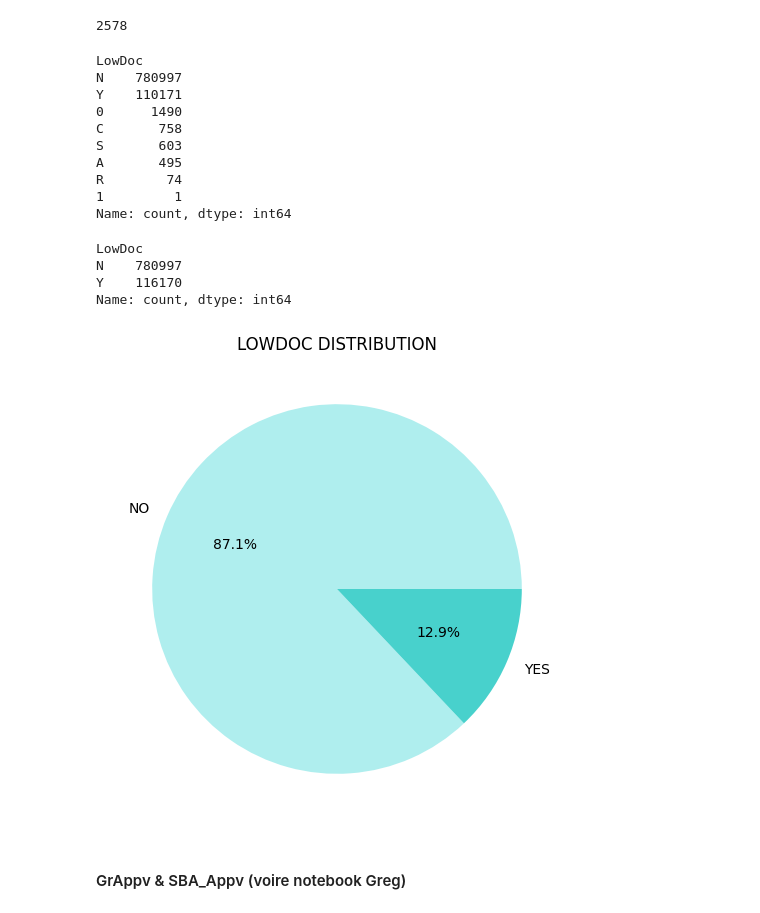
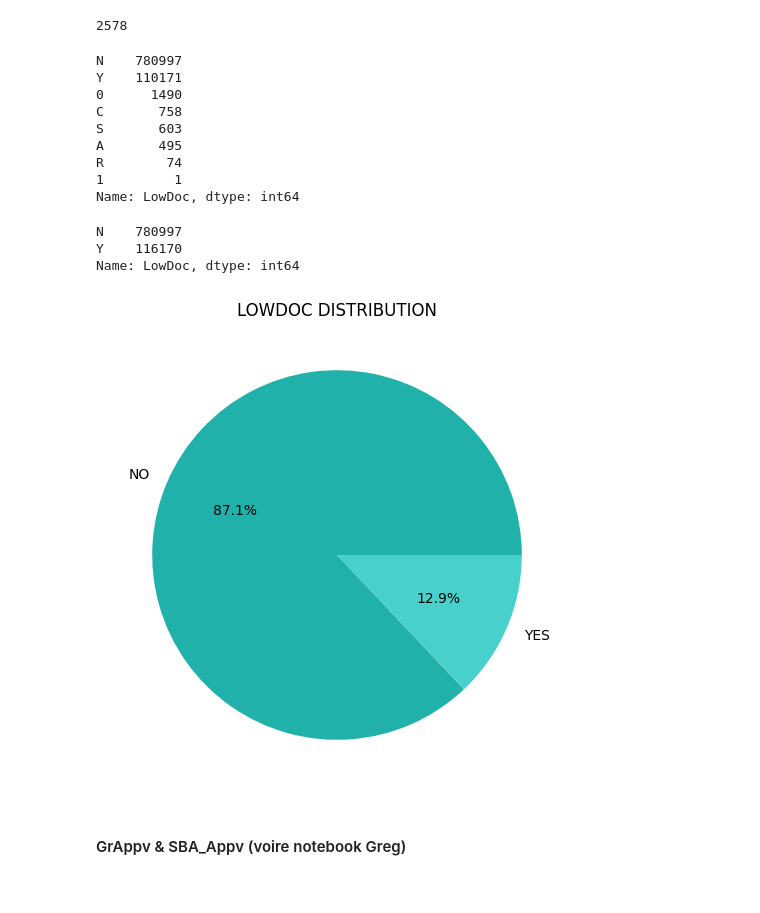
Before and after one commit to GMartin-Data/loan_approval, a Jupyter notebook: tests.ipynb, the cells around one changed output. Saved outputs shown, nothing was run; the diff lists cells and outputs as text; code cells hidden in the pictures.

Commit message:
maj graphs

```diff
--- a/tests.ipynb
+++ b/tests.ipynb
@@ -996,0 +1049,9 @@ Name: count, Length: 2767, dtype: int64
+# %%
+def change_franchise(data):
+    if data == 0 or data == 1:
+        return 0
+    else:
+        return 1
+
+dataframe.FranchiseCode = dataframe.FranchiseCode.apply(change_franchise)
+dataframe.FranchiseCode.value_counts()
@@ -1110,7 +1180,6 @@ dataframe.LowDoc.isnull().sum()
 # %%
 dataframe.LowDoc.value_counts()
 # %% [output]
-LowDoc
 N    780997
 Y    110171
 0      1490
@@ -1119,7 +1188,7 @@ S       603
 A       495
 R        74
 1         1
-Name: count, dtype: int64
+Name: LowDoc, dtype: int64
 # %%
 def encode_LowDoc(s: "object") -> str:
     if s == "N":
@@ -1129,7 +1198,6 @@ def encode_LowDoc(s: "object") -> str:
 dataframe.LowDoc = dataframe.LowDoc.map(encode_LowDoc)
 dataframe.LowDoc.value_counts()
 # %% [output]
-LowDoc
 N    780997
 Y    116170
-Name: count, dtype: int64
+Name: LowDoc, dtype: int64
@@ -1163,13 +1204,13 @@ Name: count, dtype: int64
 # %%
 # PIE CHART A FAIRE POUR LOWDOC
 labels = ["NO", "YES"]
-colors = ["paleturquoise", "mediumturquoise"]
+colors = ["lightseagreen", "mediumturquoise"]
 plt.figure(figsize=(10,6))
 plt.pie(dataframe.LowDoc.value_counts().head(2), autopct='%1.1f%%', colors=colors, labels=labels)
 plt.title("LOWDOC DISTRIBUTION")
 plt.show()
 # %% [output]
-[figure, old version]
+[figure, new version]
 # %% [markdown]
 #### GrAppv & SBA_Appv (voire notebook Greg)
 # %%
```
Also changed, not shown: parts of 63 cells of this notebook.
